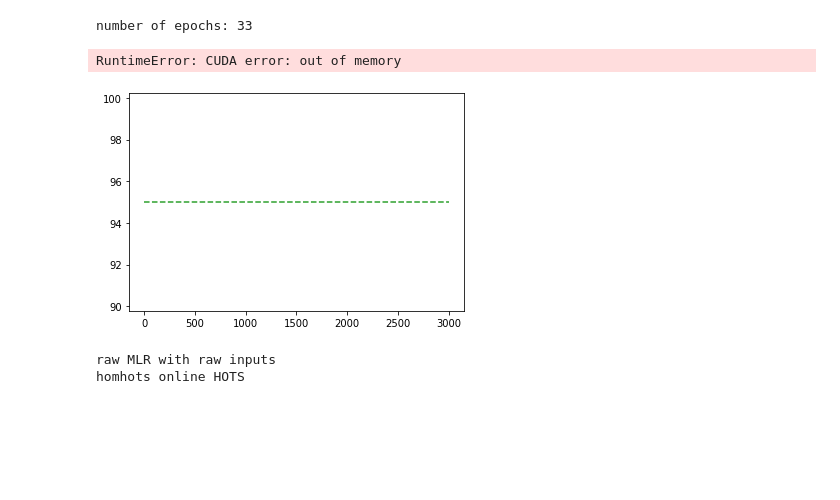
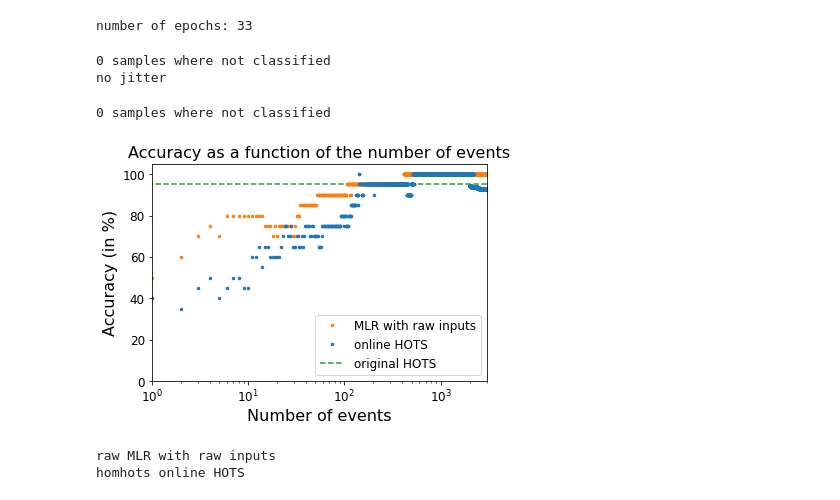
Before and after one commit to SpikeAI/HOTS, a Jupyter notebook: notebooks/RESULTS_02_PokerDVS.ipynb, the cells around one changed output. Cells and saved outputs as stored; diff of their text form; code cells hidden in the pictures; blank space fills up the shorter version.

```diff
--- a/notebooks/RESULTS_02_PokerDVS.ipynb
+++ b/notebooks/RESULTS_02_PokerDVS.ipynb
@@ -233,36 +233,38 @@ def fitting(x, a, b):
 # %%
 thres = None
 colorz = ['#ff7f0e', '#1f77b4', '#2ca02c', '#d62728', '#9467bd', '#8c564b', '#e377c2', '#7f7f7f', '#bcbd22', '#17becf']
 legend_list = ['original HOTS', 'MLR with raw inputs', 'online HOTS']
-namelist = ['raw', 'homhots']
+namelist = ['homhots', 'raw']
 fig_onl, ax_onl = plt.subplots()
 ax_onl.hlines(95,0,3000, linestyles='dashed', color=colorz[2], label=legend_list[0])
 for namnum, name in enumerate(namelist):
     f_name = f'{record_path}{timestr}_LR_results_{name}_{nbclust}_{nb_train}_{nb_test}_{ds_ev}.pkl'
     if isfile(f_name):
         with open(f_name, 'rb') as file:
             likelihood, true_target, time_scale = pickle.load(file)
     else:
         ds_ev = 1
         model, loss  = fit_data(name,timestr,record_path,filt,tau,R,nbclust,sigma,homeinv,jitter,dataset,nb_train, ds_ev,learning_rate,num_epochs,betas,tau_cla,jitonic=jitonic,subset_size=None,num_workers=num_workers,verbose=False)
         likelihood, true_target, time_scale = predict_data(model,name,timestr,record_path,filt,tau,R,nbclust,sigma, homeinv, jitter,dataset,nb_test,ds_ev,tau_cla,jitonic=jitonic,subset_size=None,num_workers=num_workers, verbose=False)
         with open(f_name, 'wb') as file:
             pickle.dump([likelihood, true_target, time_scale], file, pickle.HIGHEST_PROTOCOL)
     meanac, onlinac, lastac, truepos, falsepos = classification_results(likelihood, true_target, thres, nb_test, 1/nb_class)
     #pars, cov = curve_fit(f=fitting, xdata=np.arange(len(onlinac)), ydata=onlinac, p0=[1,1], bounds=(-np.inf, np.inf))
     #fit = fitting(np.arange(len(onlinac)), *pars)
     ax_onl.semilogx(onlinac[:3000]*100, '.', ms=5, color=colorz[namnum], label = legend_list[namnum+1]);
     #ax_onl.plot(fit[:3000], linestyle='-', color=color[namnum], linewidth=1);
 ax_onl.axis([1,3000,0,105]);
 ax_onl.set_xlabel('Number of events', fontsize=16);
 ax_onl.set_ylabel('Accuracy (in %)', fontsize=16);
 plt.setp(ax_onl.get_yticklabels(), fontsize=12)
 plt.setp(ax_onl.get_xticklabels(), fontsize=12)
 ax_onl.set_title('Accuracy as a function of the number of events', fontsize=16);
 ax_onl.legend(fontsize=12, loc='lower right');
 # %% [output]
-RuntimeError: CUDA error: out of memory
+0 samples where not classified
+no jitter
+0 samples where not classified
-[figure, old version]
+[figure, new version]
 # %%
 printfig(fig_onl, 'poker_online.pdf')
 # %%
```
Also changed, not shown: 2 other files.
